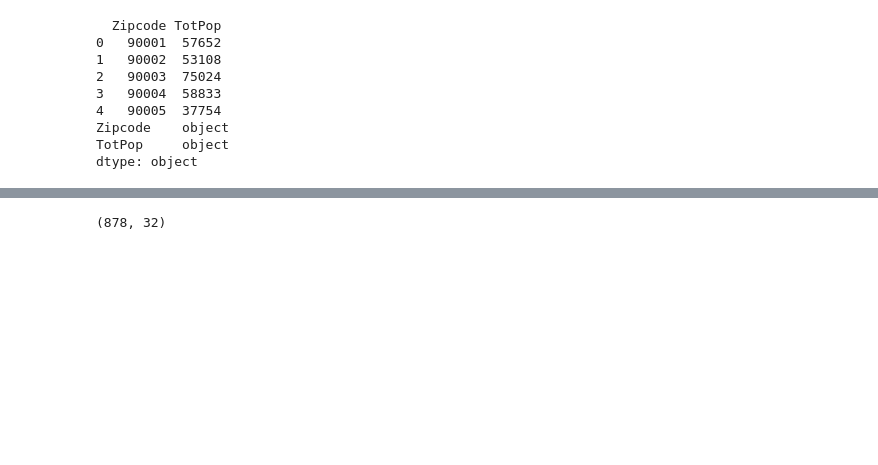
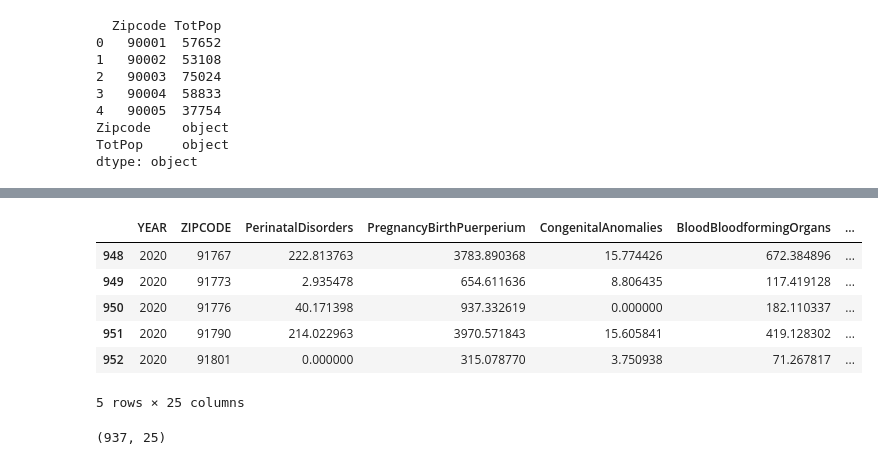
Before and after one commit to weikaylee/surf24_draft, a Jupyter notebook: analysis/scripts/er_health_data.ipynb, the cells around one changed output, grey strips where cells are left out. Cells and saved outputs as stored; diff of their text form; code cells hidden in the pictures; blank space fills up the shorter version.

```diff
--- a/analysis/scripts/er_health_data.ipynb
+++ b/analysis/scripts/er_health_data.ipynb
@@ -557,8 +554,16 @@ rate_df.shape
+# %%
+rate_df.tail()
+# %% [output]
+|  | YEAR | ZIPCODE | PerinatalDisorders | PregnancyBirthPuerperium | CongenitalAnomalies | BloodBloodformingOrgans | ... |
+| 948 | 2020 | 91767 | 222.813763 | 3783.890368 | 15.774426 | 672.384896 | ... |
+| 949 | 2020 | 91773 | 2.935478 | 654.611636 | 8.806435 | 117.419128 | ... |
+| 950 | 2020 | 91776 | 40.171398 | 937.332619 | 0.000000 | 182.110337 | ... |
+| 951 | 2020 | 91790 | 214.022963 | 3970.571843 | 15.605841 | 419.128302 | ... |
+| 952 | 2020 | 91801 | 0.000000 | 315.078770 | 3.750938 | 71.267817 | ... |
+5 rows × 25 columns
 # %%
 # remove rows with infs (due to division by 0; tot pop count of 0)
-remove_infs = rate_df.replace(np.inf, np.nan)
-remove_infs.dropna(how="any", inplace=True)
-
+remove_infs = rate_df[~rate_df.isin([np.inf]).any(axis=1)]
 remove_infs.shape
 # %% [output]
-(878, 32)
+(937, 25)
```
Also changed, not shown: parts of 11 cells of this notebook.
